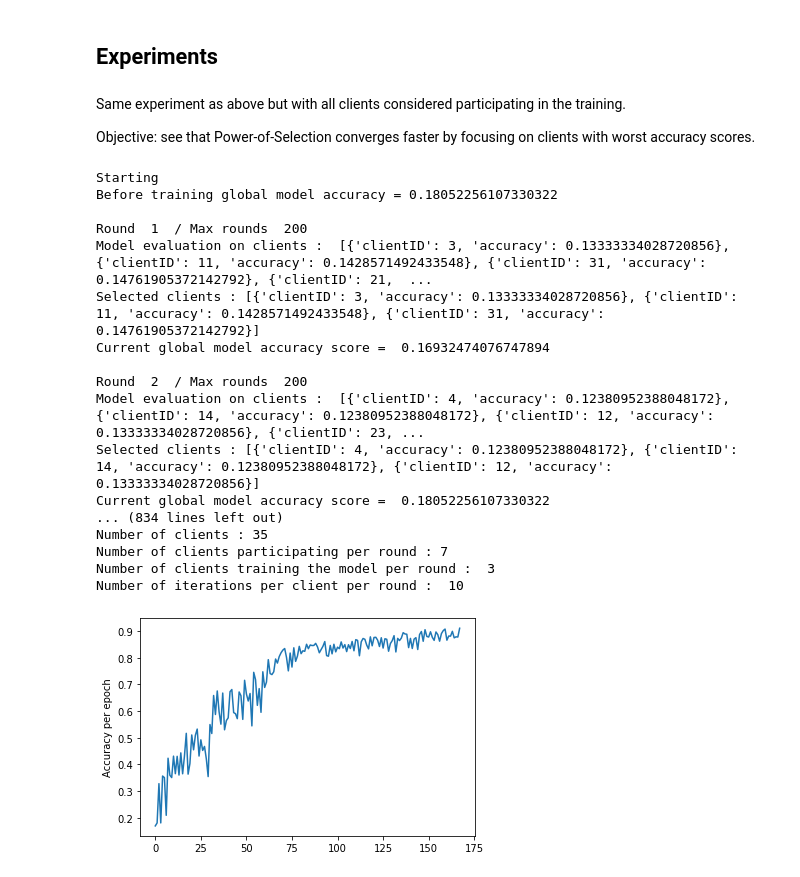
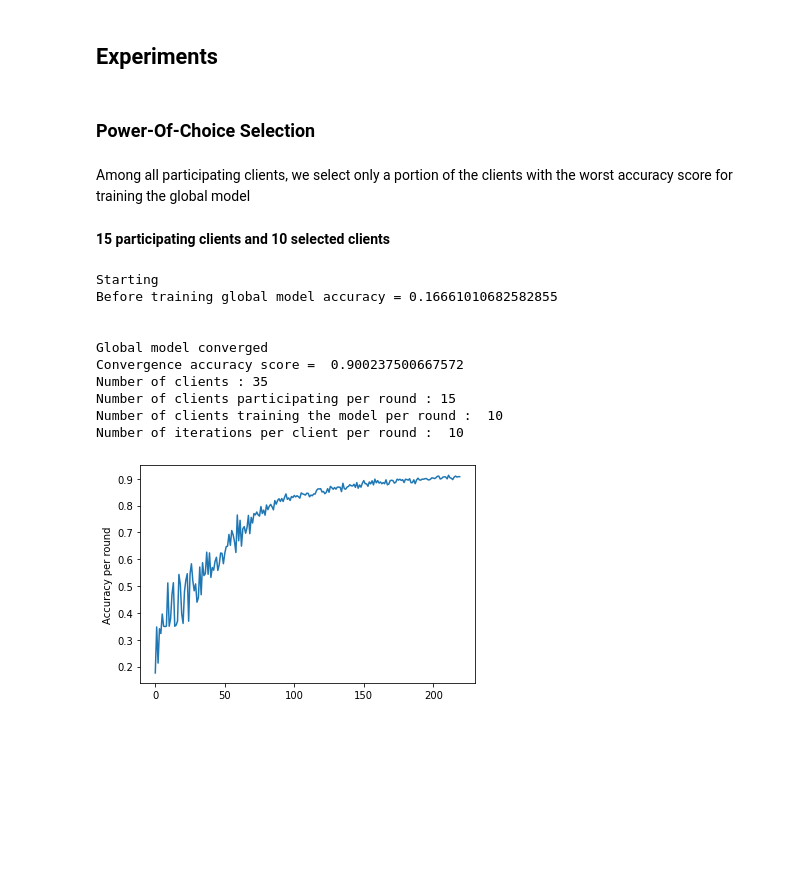
Before and after one commit to NRiccieri/HIAAC_Project_Group3, a Jupyter notebook: FL_proposta_algoritmo_compressao.ipynb, the cells around one changed output. Saved outputs shown, nothing was run; the diff lists cells and outputs as text; code cells hidden in the pictures; blank space fills up the shorter version.

```diff
--- a/FL_proposta_algoritmo_compressao.ipynb
+++ b/FL_proposta_algoritmo_compressao.ipynb
@@ -8,7 +8,7 @@
 #FL environment parameters
 
 num_clients = 35   #total number of devices in the FL environment
-percentage_clients_considered = .2    #percentage of clients randomly selected by central server
+percentage_clients_considered = .4    #percentage of clients randomly selected by central server
 percentage_clients_selected = .5    #percentage of clients selected among the clients considered
 
 num_clients_considered = int(num_clients*percentage_clients_considered)
@@ -24,7 +24,7 @@ validation_size = 0.15
 
 epsilon = 0.0 #difference between the trained FL global model accuracy score and the centralised model accuracy score
 
-accuracy_score_target = 0.91
+accuracy_score_target = 0.9
 # %% [markdown]
 Note: In the centralized training, given the architecture used (3 hidden layers with 256 units), we reach an accuracy score of about 98.5% in 120 epochs on the training set. **The accuracy score on the testing data is around 91%.** The training time is 2 minutes 22 seconds.
 
@@ -288,10 +288,13 @@ def runTraining(classifierModel, accuracyScoreTarget, clientsDatasetObject):
   i = 0
   accuracy_score = 0
   per_round_global_model_accuracy = []
+  convergence_reached_at_round = 0
+
+  randomly_considered_clients_per_round_list = [] #saving the clients considered on each round to repeat the experiment
 
   while i < max_num_rounds:
 
-      print("Round ", i + 1, " / Max rounds ", max_num_rounds)
+      #print("Round ", i + 1, " / Max rounds ", max_num_rounds)
 
       #select random clients
       random_clients = returnRandomSelectedClientsIDsList()
@@ -299,9 +302,11 @@ def runTraining(classifierModel, accuracyScoreTarget, clientsDatasetObject):
       #return the list of clients with loss value from worst to best
       pretraining_loss_values_obj = returnWorstLossesAmongChosenClients(classifierModel, random_clients, clientsDatasetObject)
 
+      #save the clients randomly selected to repeat the experiment with lesser clients selected
+      randomly_considered_clients_per_round_list.append(pretraining_loss_values_obj)
 
-      print("Model evaluation on clients : ", pretraining_loss_values_obj)
-      print("Selected clients :", pretraining_loss_values_obj[:num_clients_selected])
+      #print("Model evaluation on clients : ", pretraining_loss_values_obj)
+      #print("Selected clients :", pretraining_loss_values_obj[:num_clients_selected])
 
       selected_clients_grad_list = []
 
@@ -349,14 +354,14 @@ def runTraining(classifierModel, accuracyScoreTarget, clientsDatasetObject):
 
       per_round_global_model_accuracy.append(globalAccuracy)
 
-      print("Current global model accuracy score = ", globalAccuracy)
-      print()
+      #print("Current global model accuracy score = ", globalAccuracy)
+      #print()
 
-      if globalAccuracy >= accuracyScoreTarget - epsilon:
+      if globalAccuracy >= accuracyScoreTarget - epsilon and convergence_reached_at_round == 0:
         print("")
         print("Global model converged")
         print("Convergence accuracy score = ", globalAccuracy)
-        break
+        convergence_reached_at_round = i
 
       i += 1
 
@@ -365,10 +370,11 @@ def runTraining(classifierModel, accuracyScoreTarget, clientsDatasetObject):
   print("Number of clients participating per round :", num_clients_considered)
   print("Number of clients training the model per round : ", num_clients_selected)
   print("Number of iterations per client per round : ", num_iterations_per_round)
+  #print("Number of rounds until convergence : ", i)
 
   plt.plot(per_round_global_model_accuracy)
-  plt.ylabel('Accuracy per epoch')
+  plt.ylabel('Accuracy per round')
   plt.show()
 
 
-  return [classifierModel, per_round_global_model_accuracy]
+  return [classifierModel, per_round_global_model_accuracy, i, randomly_considered_clients_per_round_list]
@@ -375,32 +476,37 @@ def runTraining(classifierModel, accuracyScoreTarget, clientsDatasetObject):
 # %% [markdown]
 ## **Experiments**
-# %% [markdown]
-Same experiment as above but with all clients considered participating in the training.
-
-Objective: see that Power-of-Selection converges faster by focusing on clients with worst accuracy scores.
+# %% [markdown]
+### **Power-Of-Choice Selection**
+# %% [markdown]
+Among all participating clients, we select only a portion of the clients with the worst accuracy score for training the global model
+# %% [markdown]
+**15 participating clients and 10 selected clients**
 # %%
+#FL environment parameters
+percentage_clients_considered = .3    #percentage of clients randomly selected by central server
+percentage_clients_selected = .5    #percentage of clients selected among the clients considered
+
+num_clients_considered = 15 #int(num_clients*percentage_clients_considered)
+num_clients_selected = 10 #int(percentage_clients_selected*num_clients_considered)
+
+max_num_rounds = 220
+
+num_rounds_list = []
+
 #splitting the dataset between all clients
 clients_dataset = returnDatasetPerClientObject(x_train, y_train)
 
 initial_global_model = returnInitialGlobalModel()
-
-final_global_model, accuracy_history_poc = runTraining(initial_global_model, accuracy_score_target , clients_dataset)
+final_global_model, accuracy_history_poc, num_rounds, clients_considered_history = runTraining(initial_global_model, accuracy_score_target , clients_dataset)
 # %% [output]
 Starting
-Before training global model accuracy = 0.18052256107330322
+Before training global model accuracy = 0.16661010682582855
 
-Round  1  / Max rounds  200
-Model evaluation on clients :  [{'clientID': 3, 'accuracy': 0.13333334028720856}, {'clientID': 11, 'accuracy': 0.1428571492433548}, {'clientID': 31, 'accuracy': 0.14761905372142792}, {'clientID': 21,  ...
-Selected clients : [{'clientID': 3, 'accuracy': 0.13333334028720856}, {'clientID': 11, 'accuracy': 0.1428571492433548}, {'clientID': 31, 'accuracy': 0.14761905372142792}]
-Current global model accuracy score =  0.16932474076747894
 
-Round  2  / Max rounds  200
-Model evaluation on clients :  [{'clientID': 4, 'accuracy': 0.12380952388048172}, {'clientID': 14, 'accuracy': 0.12380952388048172}, {'clientID': 12, 'accuracy': 0.13333334028720856}, {'clientID': 23, ...
-Selected clients : [{'clientID': 4, 'accuracy': 0.12380952388048172}, {'clientID': 14, 'accuracy': 0.12380952388048172}, {'clientID': 12, 'accuracy': 0.13333334028720856}]
-Current global model accuracy score =  0.18052256107330322
-... (834 lines left out)
+Global model converged
+Convergence accuracy score =  0.900237500667572
 Number of clients : 35
-Number of clients participating per round : 7
-Number of clients training the model per round :  3
+Number of clients participating per round : 15
+Number of clients training the model per round :  10
 Number of iterations per client per round :  10
-[figure, old version]
+[figure, new version]
```
Also changed, not shown: parts of 31 cells of this notebook.
